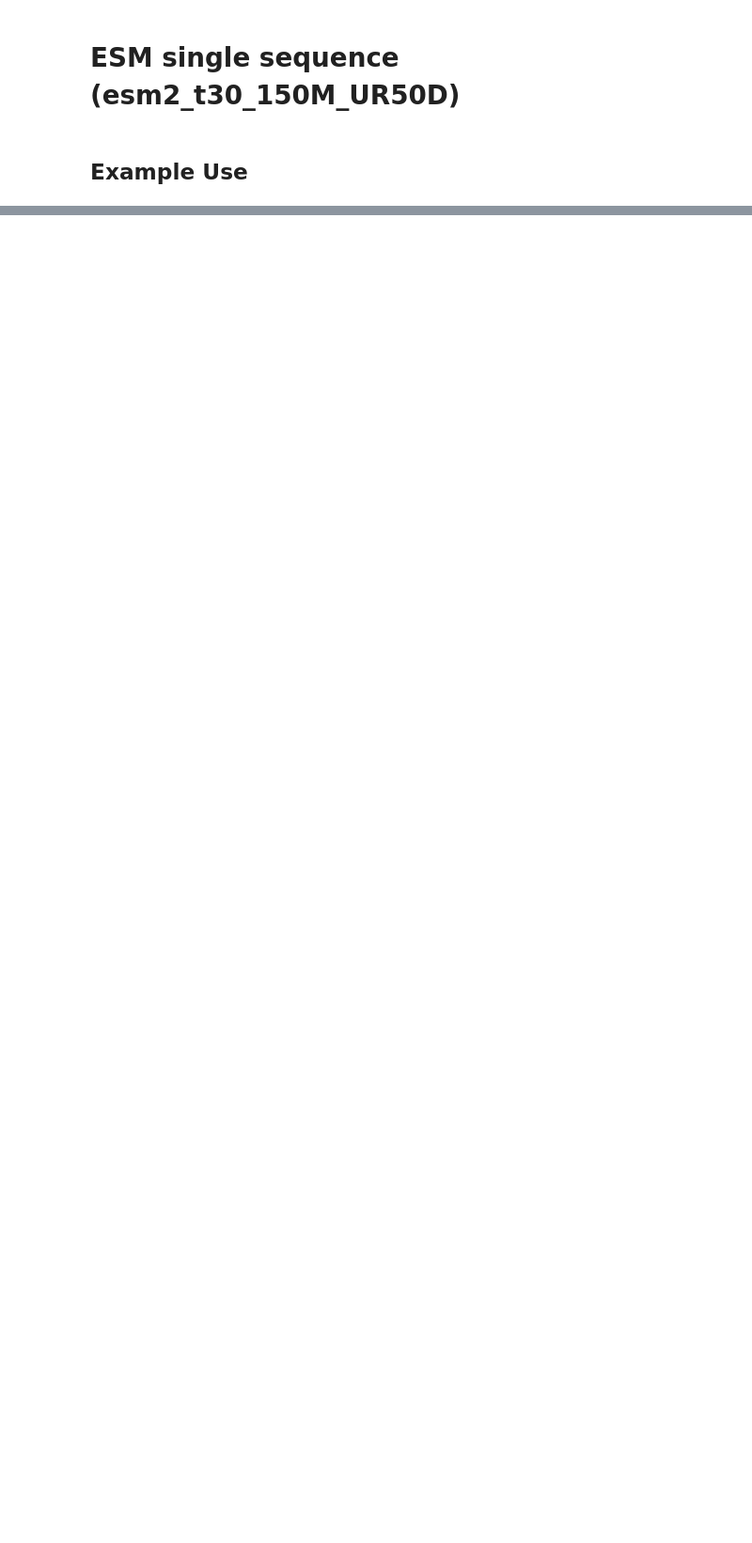
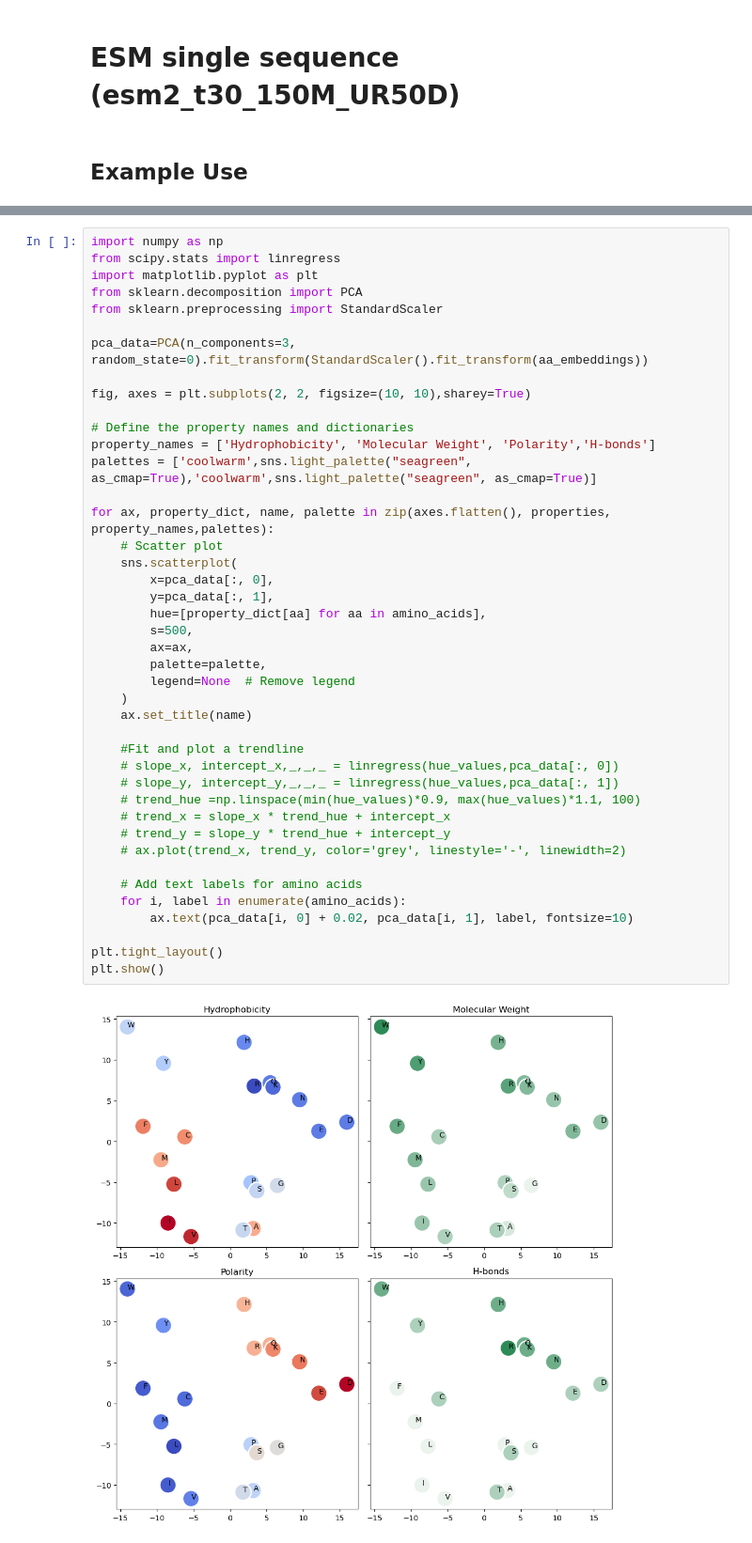
Before and after one commit to CS-433/ml-project-2-byte-by-byte, a Jupyter notebook: esm/esm.ipynb, the cells around one changed output, grey strips where cells are left out. Shown: that part at 94% size. Cells and saved outputs as stored; diff of their text form; blank space fills up the shorter version.

```diff
--- a/esm/esm.ipynb
+++ b/esm/esm.ipynb
@@ -538,0 +448,44 @@ s/len(results)
+# %%
+import numpy as np
+from scipy.stats import linregress
+import matplotlib.pyplot as plt
+from sklearn.decomposition import PCA
+from sklearn.preprocessing import StandardScaler
+
+pca_data=PCA(n_components=3, random_state=0).fit_transform(StandardScaler().fit_transform(aa_embeddings))
+
+fig, axes = plt.subplots(2, 2, figsize=(10, 10),sharey=True)
+
+# Define the property names and dictionaries
+property_names = ['Hydrophobicity', 'Molecular Weight', 'Polarity','H-bonds']
+palettes = ['coolwarm',sns.light_palette("seagreen", as_cmap=True),'coolwarm',sns.light_palette("seagreen", as_cmap=True)]
+
+for ax, property_dict, name, palette in zip(axes.flatten(), properties, property_names,palettes):
+    # Scatter plot
+    sns.scatterplot(
+        x=pca_data[:, 0],
+        y=pca_data[:, 1],
+        hue=[property_dict[aa] for aa in amino_acids],
+        s=500,
+        ax=ax,
+        palette=palette,
+        legend=None  # Remove legend
+    )
+    ax.set_title(name)
+
+    #Fit and plot a trendline
+    # slope_x, intercept_x,_,_,_ = linregress(hue_values,pca_data[:, 0])
+    # slope_y, intercept_y,_,_,_ = linregress(hue_values,pca_data[:, 1])
+    # trend_hue =np.linspace(min(hue_values)*0.9, max(hue_values)*1.1, 100)
+    # trend_x = slope_x * trend_hue + intercept_x
+    # trend_y = slope_y * trend_hue + intercept_y
+    # ax.plot(trend_x, trend_y, color='grey', linestyle='-', linewidth=2)
+
+    # Add text labels for amino acids
+    for i, label in enumerate(amino_acids):
+        ax.text(pca_data[i, 0] + 0.02, pca_data[i, 1], label, fontsize=10)
+
+plt.tight_layout()
+plt.show()
+# %% [output]
+[figure, added]
```
Also changed, not shown: parts of 68 cells of this notebook.
